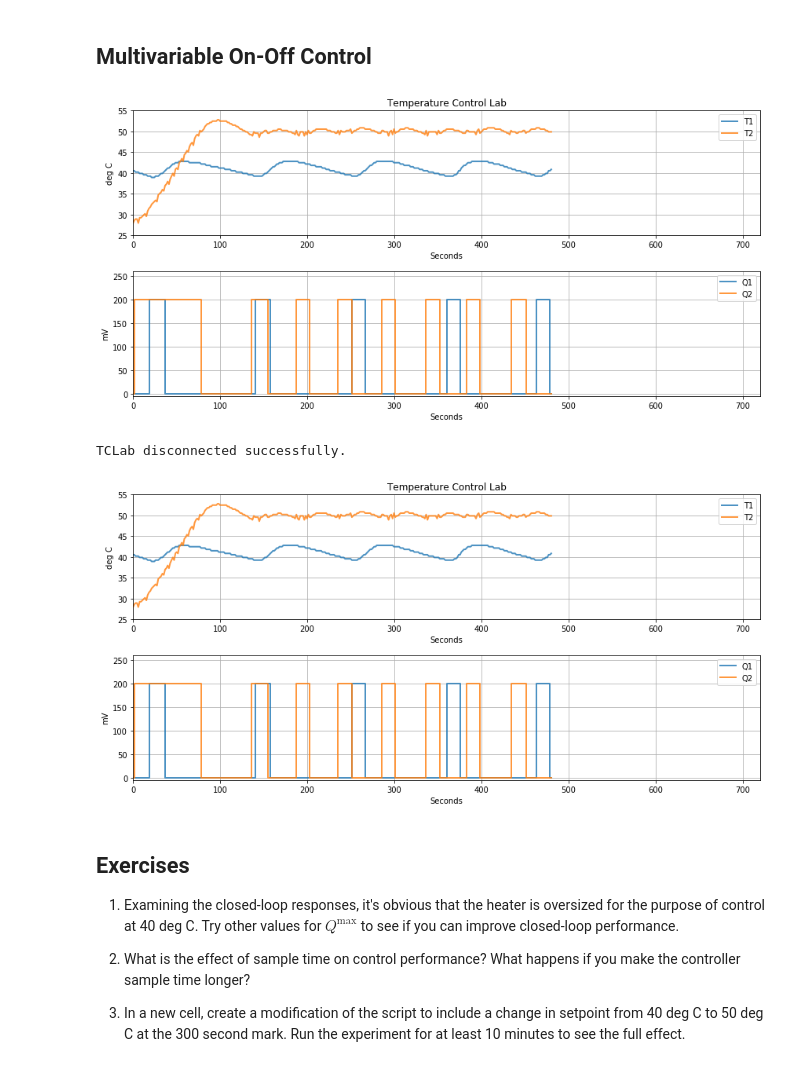
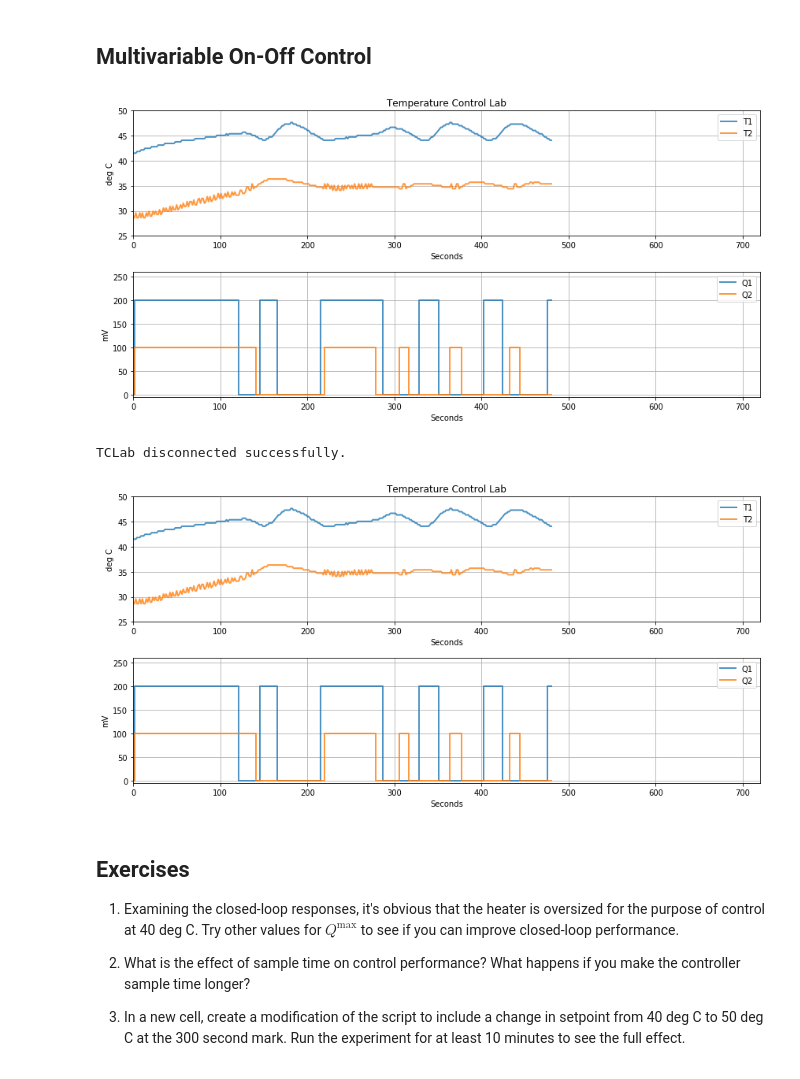
Before and after one commit to jckantor/TCLab, a Jupyter notebook: notebooks/1_Relay_Control.ipynb, the cells around one changed output. Cells and saved outputs as stored; diff of their text form; code cells hidden in the pictures.

```diff
--- a/notebooks/1_Relay_Control.ipynb
+++ b/notebooks/1_Relay_Control.ipynb
@@ -102,28 +102,28 @@ TCLab disconnected successfully.
 # %%
 %matplotlib inline
 import sys
 sys.path.append('..')
 from TCLab import TCLab, clock
 
-Tsetpoint1 = 40
-Tsetpoint2 = 30
+Tsetpoint1 = 45
+Tsetpoint2 = 35
 Q1max = 200
 Q2max = 100
 tfinal = 480
 
 with TCLab() as a:
     a.initplot(tfinal)
     for t in clock(tfinal):
         a.Q1 = Q1max if a.T1 <= Tsetpoint1 - 0.5 else a.Q1
         a.Q1 = 0 if a.T1 >= Tsetpoint1 + 0.5 else a.Q1
 
         a.Q2 = Q2max if a.T2 <= Tsetpoint2 - 0.5 else a.Q2
         a.Q2 = 0 if a.T2 >= Tsetpoint2 + 0.5 else a.Q2
         a.updateplot()
 # %% [output]
-[figure, old version]
+[figure, new version]
 TCLab disconnected successfully.
-[figure, old version]
+[figure, new version]
 # %% [markdown]
 ## Exercises
 
```
Also changed, not shown: parts of 3 cells of this notebook, 1 other file.
